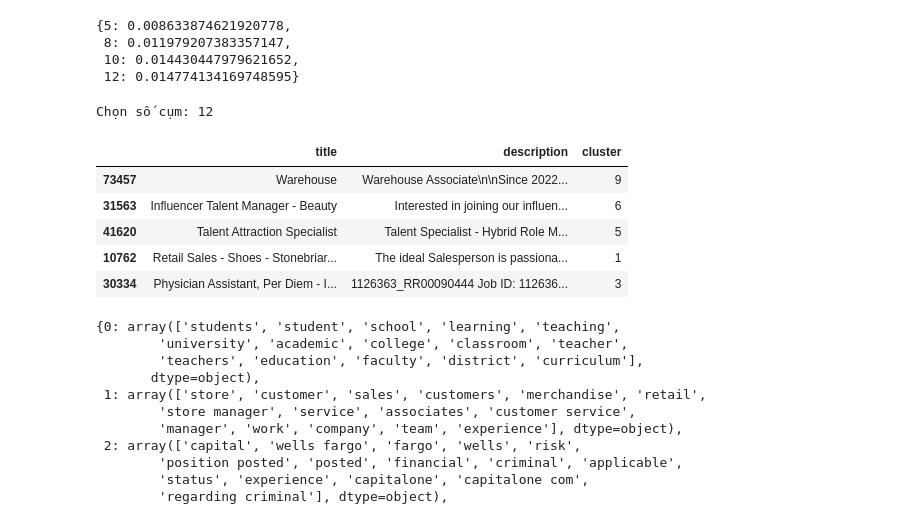
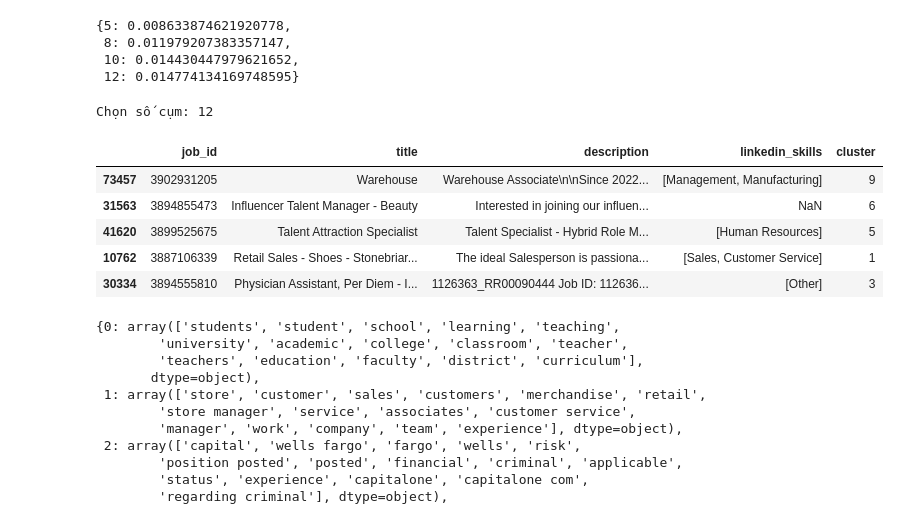
Before and after one commit to QuangMinh03042005/sgu25_kpdl, a Jupyter notebook: final/research.ipynb, the cells around one changed output. Saved outputs shown, nothing was run; the diff lists cells and outputs as text; code cells hidden in the pictures.

```diff
--- a/final/research.ipynb
+++ b/final/research.ipynb
@@ -226,6 +276,8 @@ plt.show()
 # %% [output]
 [figure]
 # %%
+job_merged['country'].replace("0", np.nan, inplace=True)
+job_merged['country'].fillna("Unknown", inplace=True)
 # 2.4 Top quốc gia và thành phố có bài tuyển dụng nhiều nhất
 top_countries = job_merged["country"].value_counts().head(10)
 plt.figure(figsize=(8,5))
@@ -234,14 +286,6 @@ plt.xlabel("Số bài tuyển dụng")
 plt.ylabel("Quốc gia")
 plt.title("Top 10 quốc gia có số lượng job postings nhiều nhất")
 plt.show()
-
-top_cities = job_merged["city"].value_counts().head(10)
-plt.figure(figsize=(8,5))
-sns.barplot(x=top_cities.values, y=top_cities.index, palette="magma")
-plt.xlabel("Số bài tuyển dụng")
-plt.ylabel("Thành phố")
-plt.title("Top 10 thành phố có số lượng job postings nhiều nhất")
-plt.show()
 # %% [output]
 Passing `palette` without assigning `hue` is deprecated and will be removed in v0.14.0. Assign the `y` variable to `hue` and set `legend=False` for the same effect.
 
@@ -253,0 +294,11 @@ Passing `palette` without assigning `hue` is deprecated and will be removed in v
+# %%
+
+job_merged['city'].replace("0", np.nan, inplace=True)
+job_merged['city'].fillna("Unknown", inplace=True)
+top_cities = job_merged["city"].value_counts().head(10)
+plt.figure(figsize=(8,5))
+sns.barplot(x=top_cities.values, y=top_cities.index, palette="magma")
+plt.xlabel("Số bài tuyển dụng")
+plt.ylabel("Thành phố")
+plt.title("Top 10 thành phố có số lượng job postings nhiều nhất")
+plt.show()
@@ -275,9 +396,25 @@ plt.show()
 # %% [markdown]
 ## 3. RQ1 – Phân cụm nhóm nghề nghiệp dựa trên mô tả công việc
 # %%
-# Lấy mẫu mô tả để phân cụm (tránh quá nặng)
+# # Lấy mẫu mô tả để phân cụm (tránh quá nặng)
+# TEXT_COL = "description"
+# job_text = job_merged[[TEXT_COL, "title"]].dropna(subset=[TEXT_COL]).copy()
+
+# MAX_DOCS = 20000
+# if len(job_text) > MAX_DOCS:
+#     job_text_sample = job_text.sample(MAX_DOCS, random_state=42)
+# else:
+#     job_text_sample = job_text
+
+# print("Số job dùng cho clustering:", len(job_text_sample))
 TEXT_COL = "description"
-job_text = job_merged[[TEXT_COL, "title"]].dropna(subset=[TEXT_COL]).copy()
+
+# Giữ luôn job_id (và linkedin_skills nếu đã có) để join sau này
+cols = ["job_id", "title", TEXT_COL]
+if "linkedin_skills" in job_merged.columns:
+    cols.append("linkedin_skills")
+
+job_text = job_merged[cols].dropna(subset=[TEXT_COL]).copy()
 
 MAX_DOCS = 20000
 if len(job_text) > MAX_DOCS:
@@ -286,5 +423,6 @@ else:
     job_text_sample = job_text
 
 print("Số job dùng cho clustering:", len(job_text_sample))
+job_text_sample.head()
 # %% [output]
 Số job dùng cho clustering: 20000
@@ -322,19 +466,20 @@ k=12, silhouette=0.015
 # %%
 # Chọn số cụm (ví dụ: k có silhouette cao nhất)
 best_k = max(sil_scores, key=sil_scores.get)
 print("Chọn số cụm:", best_k)
 
 kmeans = KMeans(n_clusters=best_k, random_state=42, n_init=10)
 job_text_sample["cluster"] = kmeans.fit_predict(X_text)
-job_text_sample[["title", TEXT_COL, "cluster"]].head()
+# job_text_sample[["title", TEXT_COL, "cluster"]].head()
+job_text_sample.head()
 # %% [output]
 Chọn số cụm: 12
-|  | title | description | cluster |
-| 73457 | Warehouse | Warehouse Associate\n\nSince 2022... | 9 |
-| 31563 | Influencer Talent Manager - Beauty | Interested in joining our influen... | 6 |
-| 41620 | Talent Attraction Specialist | Talent Specialist - Hybrid Role M... | 5 |
-| 10762 | Retail Sales - Shoes - Stonebriar... | The ideal Salesperson is passiona... | 1 |
-| 30334 | Physician Assistant, Per Diem - I... | 1126363_RR00090444 Job ID: 112636... | 3 |
+|  | job_id | title | description | linkedin_skills | cluster |
+| 73457 | 3902931205 | Warehouse | Warehouse Associate\n\nSince 2022... | [Management, Manufacturing] | 9 |
+| 31563 | 3894855473 | Influencer Talent Manager - Beauty | Interested in joining our influen... | NaN | 6 |
+| 41620 | 3899525675 | Talent Attraction Specialist | Talent Specialist - Hybrid Role M... | [Human Resources] | 5 |
+| 10762 | 3887106339 | Retail Sales - Shoes - Stonebriar... | The ideal Salesperson is passiona... | [Sales, Customer Service] | 1 |
+| 30334 | 3894555810 | Physician Assistant, Per Diem - I... | 1126363_RR00090444 Job ID: 112636... | [Other] | 3 |
 # %%
 # Xem top từ đặc trưng cho mỗi cụm
 def top_terms_per_cluster(model, vectorizer, n_terms=15):
```
Also changed, not shown: parts of 31 cells of this notebook.
